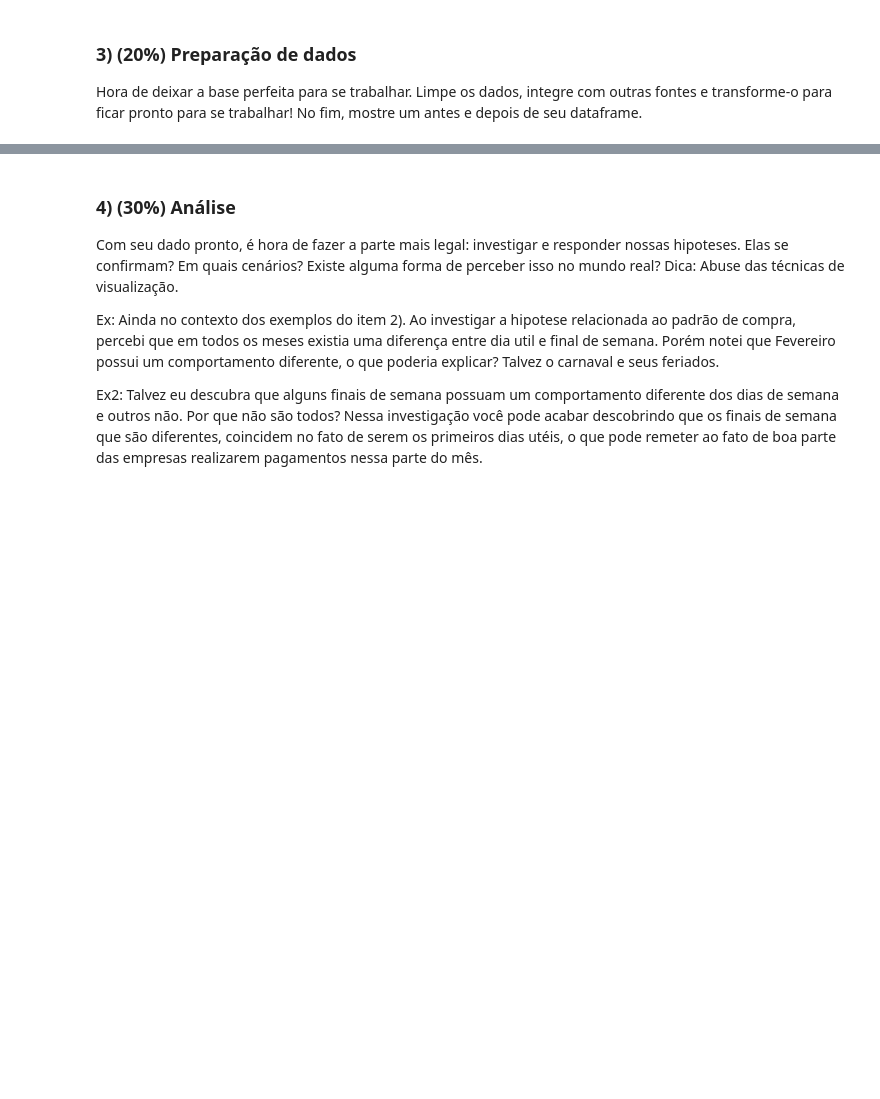
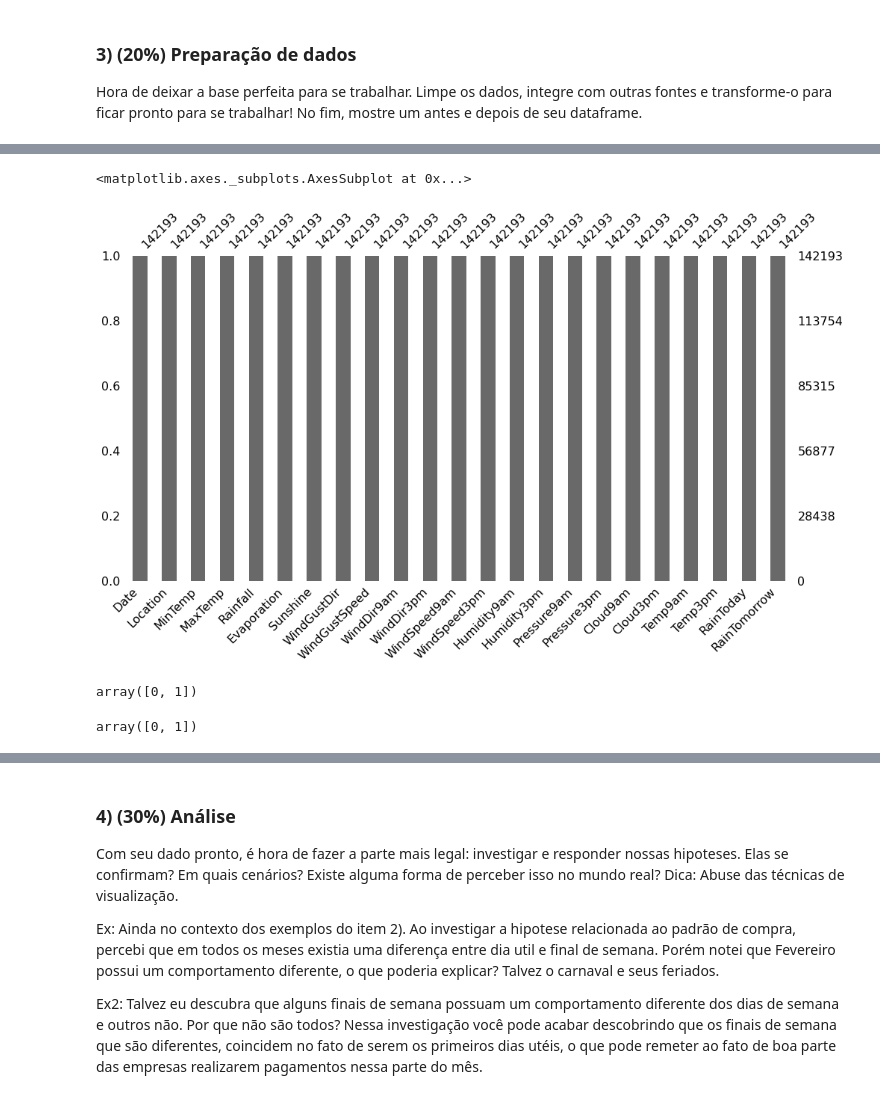
Before and after one commit to vbruno96/aed_projeto_3, a Jupyter notebook: notebook.ipynb, the cells around one changed output, grey strips where cells are left out. Saved outputs shown, nothing was run; the diff lists cells and outputs as text; code cells hidden in the pictures; blank space fills up the shorter version.

```diff
--- a/notebook.ipynb
+++ b/notebook.ipynb
@@ -26,0 +111,8 @@ Hora de deixar a base perfeita para se trabalhar. Limpe os dados, integre com ou
+# %%
+# completando os dados faltantes, numericos pela mediana e categoricos pela moda
+df = df_full.copy()
+for col in df_full:
+  if df_full[col].dtype == float:
+    df[col] = df_full[col].fillna(df_full[col].median())
+  else:
+    df[col] = df_full[col].fillna(df_full[col].mode()[0])
@@ -26,0 +140,16 @@ Hora de deixar a base perfeita para se trabalhar. Limpe os dados, integre com ou
+# %%
+msno.bar(df, figsize=figsize)
+# %% [output]
+<matplotlib.axes._subplots.AxesSubplot at 0x...>
+[figure, added]
+# %%
+# binarizando as colunas RainToday e RainTomorrow
+df['RainToday'] = df['RainToday'].apply(lambda x: 1 if x == 'Yes' else 0)
+df['RainToday'].unique()
+# %% [output]
+array([0, 1])
+# %%
+df['RainTomorrow'] = df['RainTomorrow'].apply(lambda x: 1 if x == 'Yes' else 0)
+df['RainTomorrow'].unique()
+# %% [output]
+array([0, 1])
```
Also changed, not shown: parts of 21 cells of this notebook.
